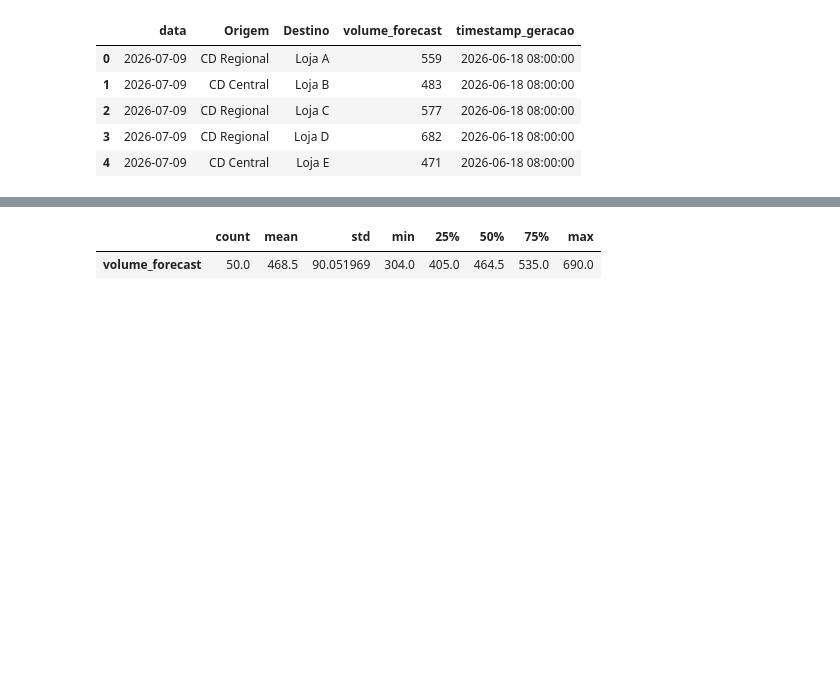
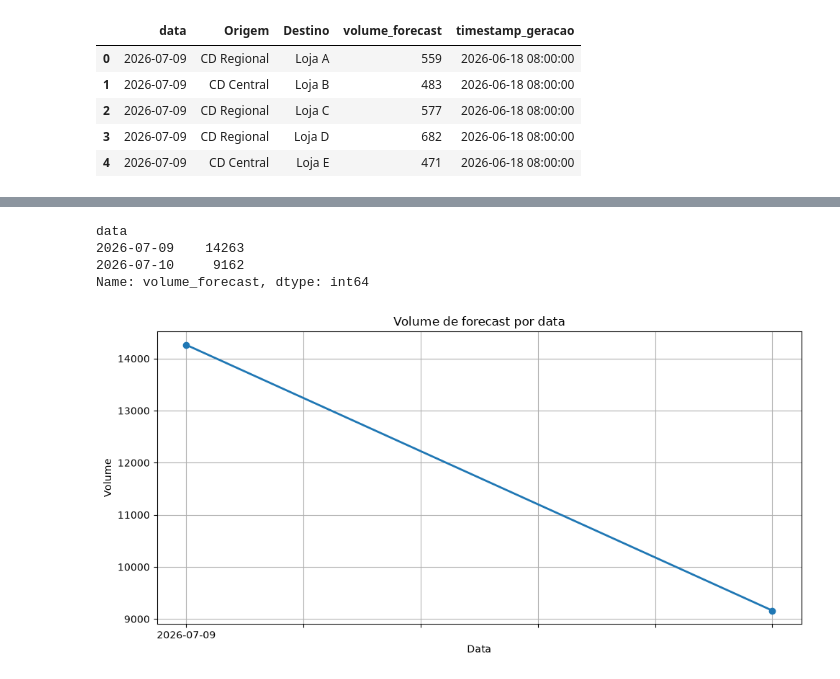
Before and after one commit to DevCodebi/analise-de-forecast, a Jupyter notebook: notebooks/01_exploracao.ipynb, the cells around one changed output, grey strips where cells are left out. Drawn from its saved outputs; the diff is of its cells as text; code cells hidden in the pictures; blank space fills up the shorter version.

Commit message:
adição de um gráfic de linha agrupando volume e mes

```diff
--- a/notebooks/01_exploracao.ipynb
+++ b/notebooks/01_exploracao.ipynb
@@ -41,5 +33,27 @@ memory usage: 2.1 KB
 # %%
-df.describe().transpose()
+total_por_semana_mes = df.groupby('data')['volume_forecast'].sum()
+total_por_semana_mes
 # %% [output]
-|  | count | mean | std | min | 25% | 50% | 75% | max |
-| volume_forecast | 50.0 | 468.5 | 90.051969 | 304.0 | 405.0 | 464.5 | 535.0 | 690.0 |
+data
+2026-07-09    14263
+2026-07-10     9162
+Name: volume_forecast, dtype: int64
+# %%
+import matplotlib.pyplot as plt
+
+total_por_semana_mes = df.groupby('data')['volume_forecast'].sum().sort_index()
+
+total_por_semana_mes.plot(
+    kind='line',
+    figsize=(10, 5),
+    marker='o',
+    linewidth=2,
+    title='Volume de forecast por data',
+    xlabel='Data',
+    ylabel='Volume',
+    grid=True,
+)
+plt.tight_layout()
+plt.show()
+# %% [output]
+[figure, added]
```
Also changed, not shown: parts of 3 cells of this notebook.
